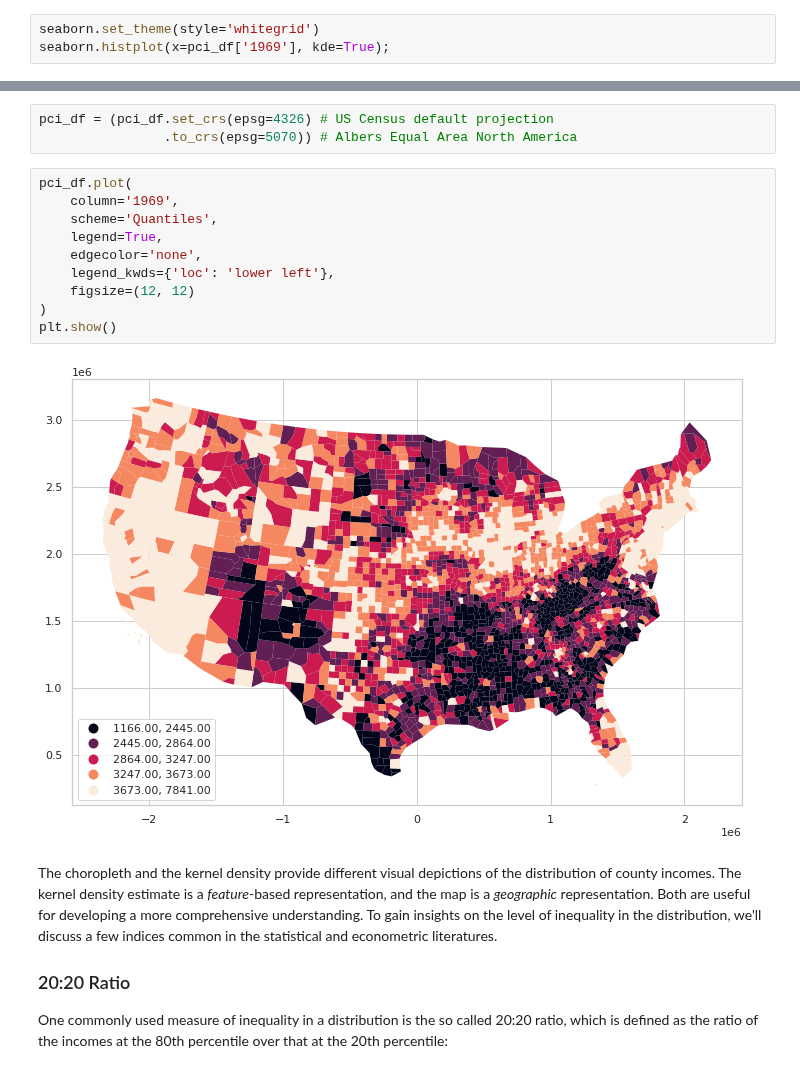
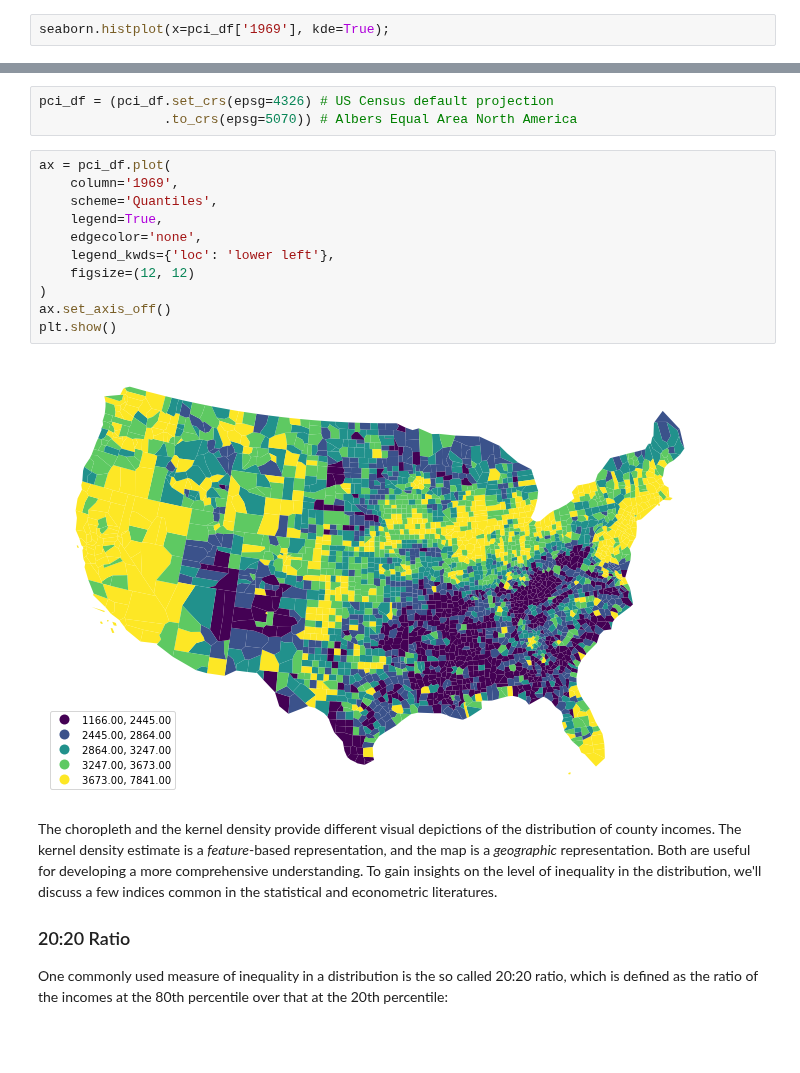
Before and after one commit to gdsbook/book, a Jupyter notebook: notebooks/09_spatial_inequality.ipynb, the cells around one changed output, grey strips where cells are left out. Cells and saved outputs as stored; diff of their text form; blank space fills up the shorter version.

```diff
--- a/notebooks/09_spatial_inequality.ipynb
+++ b/notebooks/09_spatial_inequality.ipynb
@@ -111,4 +109,3 @@ seaborn.__version__
 # %%
-seaborn.set_theme(style='whitegrid')
 seaborn.histplot(x=pci_df['1969'], kde=True);
 # %% [output]
@@ -125,17 +122,18 @@ Before we can get to mapping, we note the data is expressed in longitude and lat
 pci_df = (pci_df.set_crs(epsg=4326) # US Census default projection
                 .to_crs(epsg=5070)) # Albers Equal Area North America
 # %%
-pci_df.plot(
+ax = pci_df.plot(
     column='1969',
     scheme='Quantiles',
     legend=True,
     edgecolor='none',
     legend_kwds={'loc': 'lower left'},
     figsize=(12, 12)
 )
+ax.set_axis_off()
 plt.show()
 # %% [output]
-[figure, old version]
+[figure, new version]
 # %% [markdown]
 The choropleth and the kernel density provide different visual depictions of the distribution of county incomes. The kernel density estimate is a *feature*-based representation, and the map is a *geographic* representation. Both are useful for developing a more comprehensive understanding. To gain insights on the level of inequality in the distribution, we'll discuss a few indices common in the statistical and econometric literatures.
 
```
Also changed, not shown: parts of 24 cells of this notebook, 1 other file.
